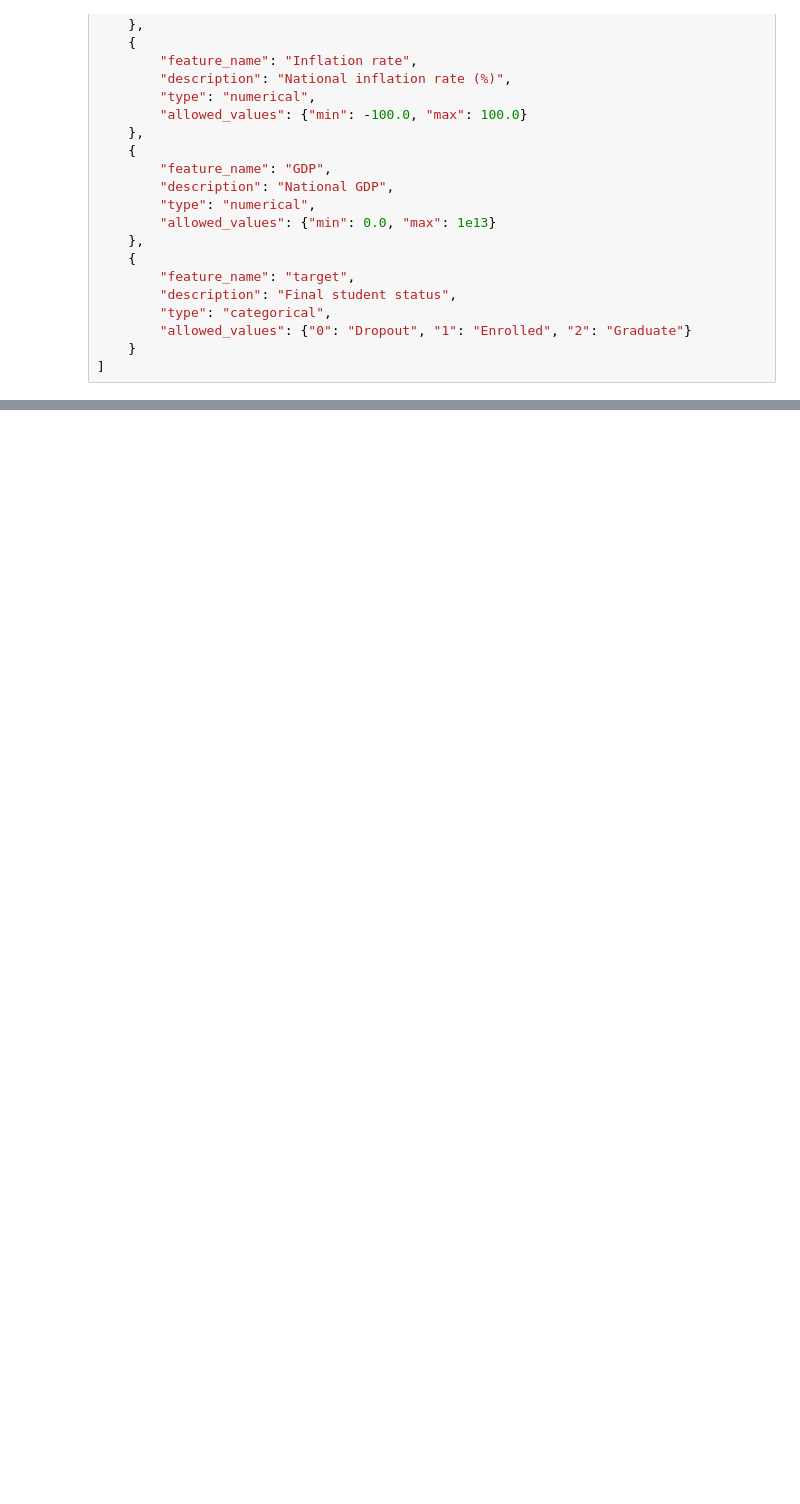
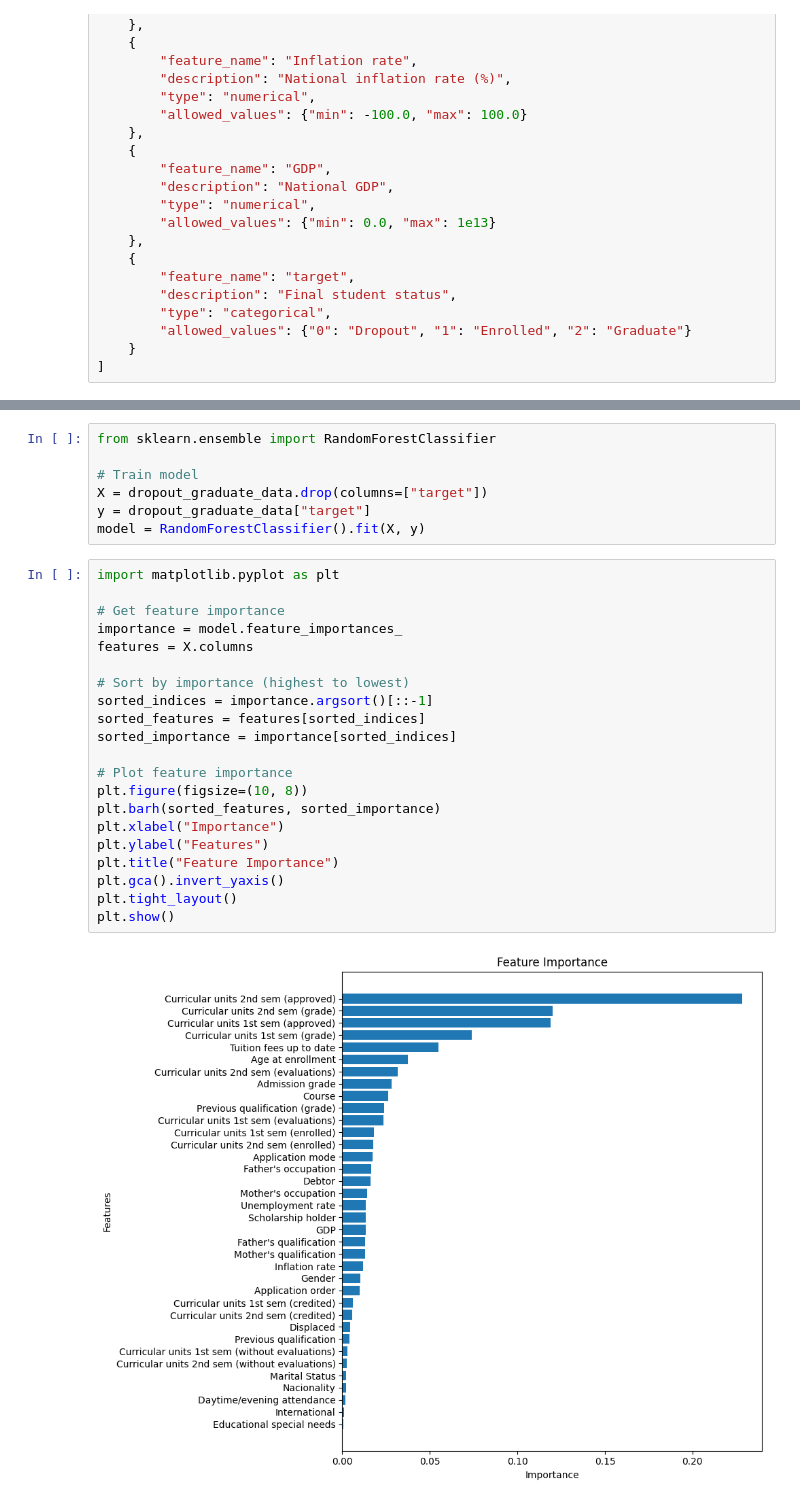
Before and after one commit to jmr-enola/AIM-AI-ML-Capstone-Project, a Jupyter notebook: files/main.ipynb, the cells around one changed output, grey strips where cells are left out. Drawn from its saved outputs; the diff is of its cells as text; blank space fills up the shorter version.

```diff
--- a/files/main.ipynb
+++ b/files/main.ipynb
@@ -477,0 +570,30 @@ Feature names match dataset columns (same order).
+# %%
+from sklearn.ensemble import RandomForestClassifier
+
+# Train model
+X = dropout_graduate_data.drop(columns=["target"])
+y = dropout_graduate_data["target"]
+model = RandomForestClassifier().fit(X, y)
+# %%
+import matplotlib.pyplot as plt
+
+# Get feature importance
+importance = model.feature_importances_
+features = X.columns
+
+# Sort by importance (highest to lowest)
+sorted_indices = importance.argsort()[::-1]
+sorted_features = features[sorted_indices]
+sorted_importance = importance[sorted_indices]
+
+# Plot feature importance
+plt.figure(figsize=(10, 8))
+plt.barh(sorted_features, sorted_importance)
+plt.xlabel("Importance")
+plt.ylabel("Features")
+plt.title("Feature Importance")
+plt.gca().invert_yaxis()
+plt.tight_layout()
+plt.show()
+# %% [output]
+[figure, added]
```
Also changed, not shown: parts of 20 cells of this notebook.
